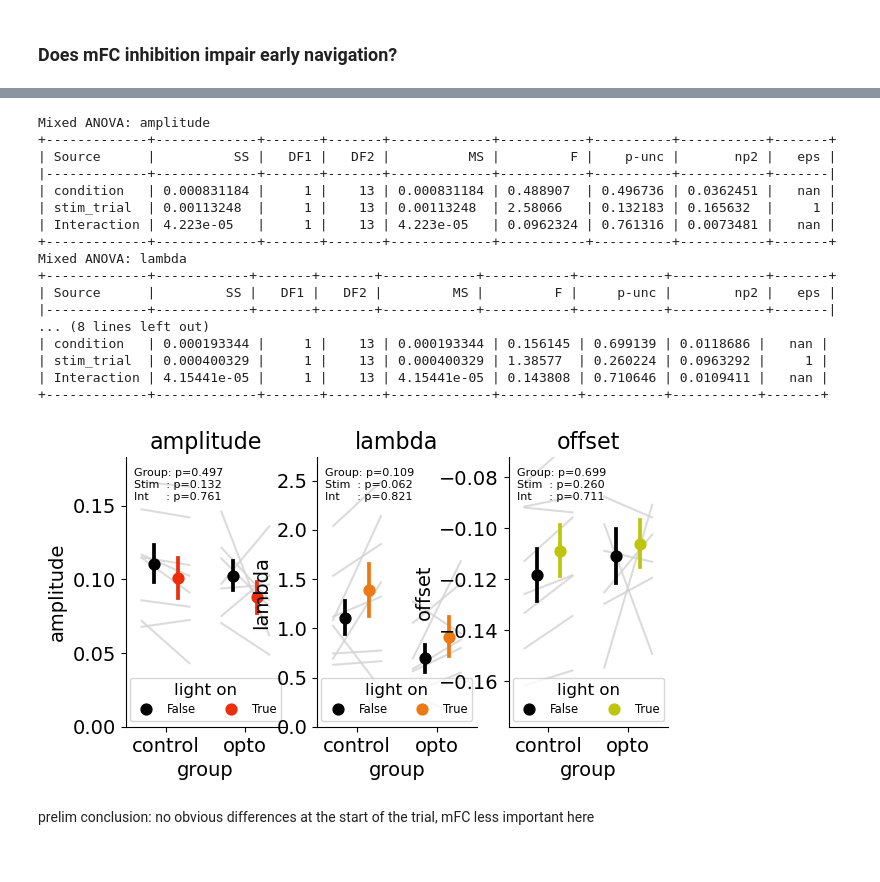
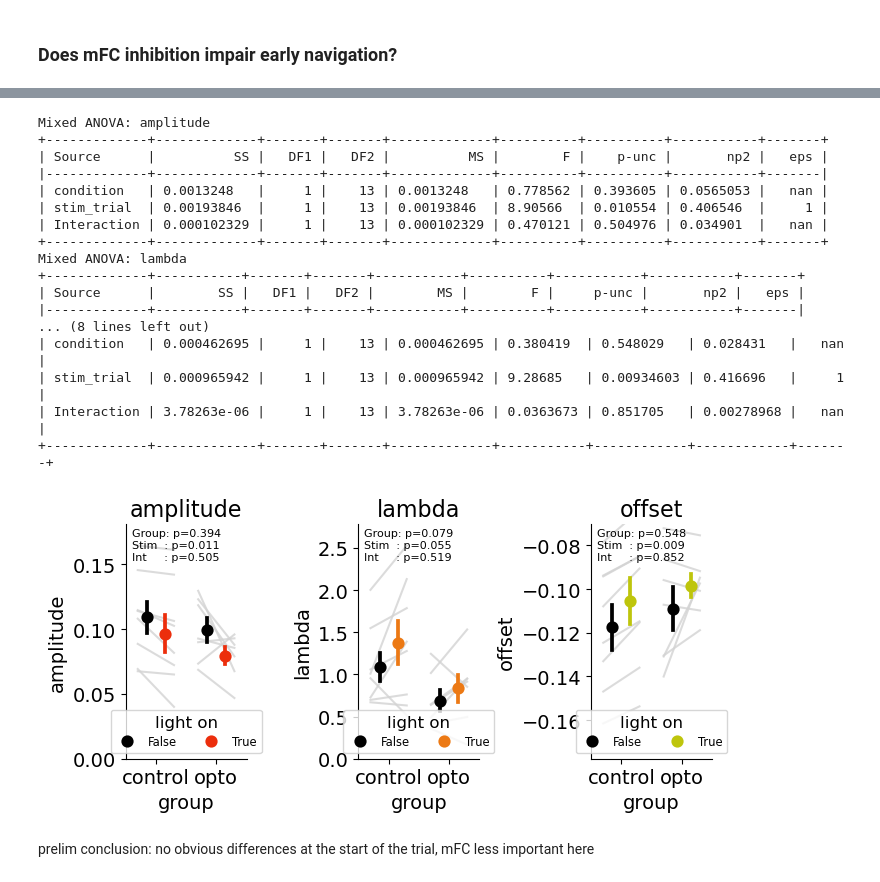
Before and after one commit to peterdoohan/goalNav_mFC-opto3, a Jupyter notebook: code/Notebooks/performance_metrics.ipynb, the cells around one changed output, grey strips where cells are left out. Saved outputs shown, nothing was run; the diff lists cells and outputs as text; code cells hidden in the pictures.

```diff
--- a/code/Notebooks/performance_metrics.ipynb
+++ b/code/Notebooks/performance_metrics.ipynb
@@ -161,7 +161,7 @@ f.savefig("../results/figures/opto_trajectory_examples2.pdf")
 from GridMaze.analysis.behaviour import distance_to_goal as dtg
 
 ddtg_df = dtg.get_delta_distance_to_goal_df()
-curve_fit_results = dtg.get_ddtg_curve_fit_df(ddtg_df)
+curve_fit_results = dtg.get_ddtg_curve_fit_df(ddtg_df, stim_day_range=(6, np.inf))
 # %%
 reload(dtg)
 f, axes = plt.subplots(1, 2, figsize=(5, 2.5), sharey=True)
@@ -171,25 +171,26 @@ dtg.plot_delta_distance_to_goal_summary(ddtg_df, axes=axes)
 # %%
 fig, axes = plt.subplots(1, 3, figsize=(7, 3.5))
 dtg.plot_curve_fit_random_effects_summary(curve_fit_results, print_stats=True, axes=axes)
+fig.tight_layout()
 # %% [output]
 Mixed ANOVA: amplitude
-+-------------+-------------+-------+-------+-------------+-----------+----------+-----------+-------+
-| Source      |          SS |   DF1 |   DF2 |          MS |         F |    p-unc |       np2 |   eps |
-|-------------+-------------+-------+-------+-------------+-----------+----------+-----------+-------|
-| condition   | 0.000831184 |     1 |    13 | 0.000831184 | 0.488907  | 0.496736 | 0.0362451 |   nan |
-| stim_trial  | 0.00113248  |     1 |    13 | 0.00113248  | 2.58066   | 0.132183 | 0.165632  |     1 |
-| Interaction | 4.223e-05   |     1 |    13 | 4.223e-05   | 0.0962324 | 0.761316 | 0.0073481 |   nan |
-+-------------+-------------+-------+-------+-------------+-----------+----------+-----------+-------+
++-------------+-------------+-------+-------+-------------+----------+----------+-----------+-------+
+| Source      |          SS |   DF1 |   DF2 |          MS |        F |    p-unc |       np2 |   eps |
+|-------------+-------------+-------+-------+-------------+----------+----------+-----------+-------|
+| condition   | 0.0013248   |     1 |    13 | 0.0013248   | 0.778562 | 0.393605 | 0.0565053 |   nan |
+| stim_trial  | 0.00193846  |     1 |    13 | 0.00193846  | 8.90566  | 0.010554 | 0.406546  |     1 |
+| Interaction | 0.000102329 |     1 |    13 | 0.000102329 | 0.470121 | 0.504976 | 0.034901  |   nan |
++-------------+-------------+-------+-------+-------------+----------+----------+-----------+-------+
 Mixed ANOVA: lambda
-+-------------+------------+-------+-------+------------+-----------+-----------+------------+-------+
-| Source      |         SS |   DF1 |   DF2 |         MS |         F |     p-unc |        np2 |   eps |
-|-------------+------------+-------+-------+------------+-----------+-----------+------------+-------|
++-------------+-----------+-------+-------+-----------+----------+-----------+-----------+-------+
+| Source      |        SS |   DF1 |   DF2 |        MS |        F |     p-unc |       np2 |   eps |
+|-------------+-----------+-------+-------+-----------+----------+-----------+-----------+-------|
 ... (8 lines left out)
-| condition   | 0.000193344 |     1 |    13 | 0.000193344 | 0.156145 | 0.699139 | 0.0118686 |   nan |
-| stim_trial  | 0.000400329 |     1 |    13 | 0.000400329 | 1.38577  | 0.260224 | 0.0963292 |     1 |
-| Interaction | 4.15441e-05 |     1 |    13 | 4.15441e-05 | 0.143808 | 0.710646 | 0.0109411 |   nan |
-+-------------+-------------+-------+-------+-------------+----------+----------+-----------+-------+
+| condition   | 0.000462695 |     1 |    13 | 0.000462695 | 0.380419  | 0.548029   | 0.028431   |   nan |
+| stim_trial  | 0.000965942 |     1 |    13 | 0.000965942 | 9.28685   | 0.00934603 | 0.416696   |     1 |
+| Interaction | 3.78263e-06 |     1 |    13 | 3.78263e-06 | 0.0363673 | 0.851705   | 0.00278968 |   nan |
++-------------+-------------+-------+-------+-------------+-----------+------------+------------+-------+
-[figure, old version]
+[figure, new version]
 # %% [markdown]
 prelim conclusion: no obvious differences at the start of the trial, mFC less important here
 # %% [markdown]
```
Also changed, not shown: parts of 6 cells of this notebook, 1 other file.
